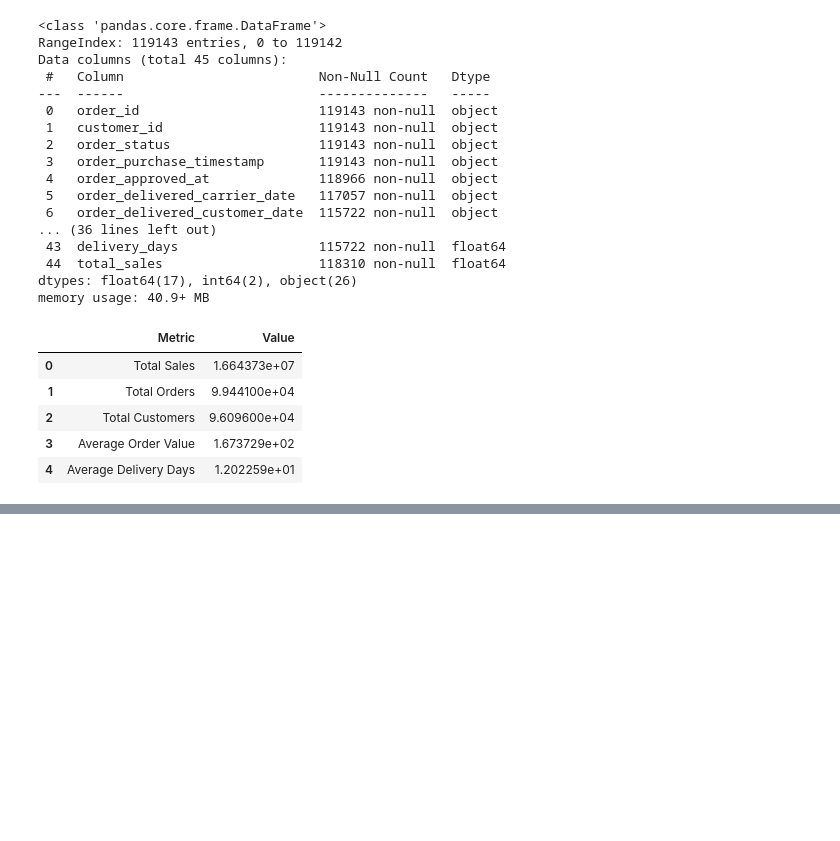
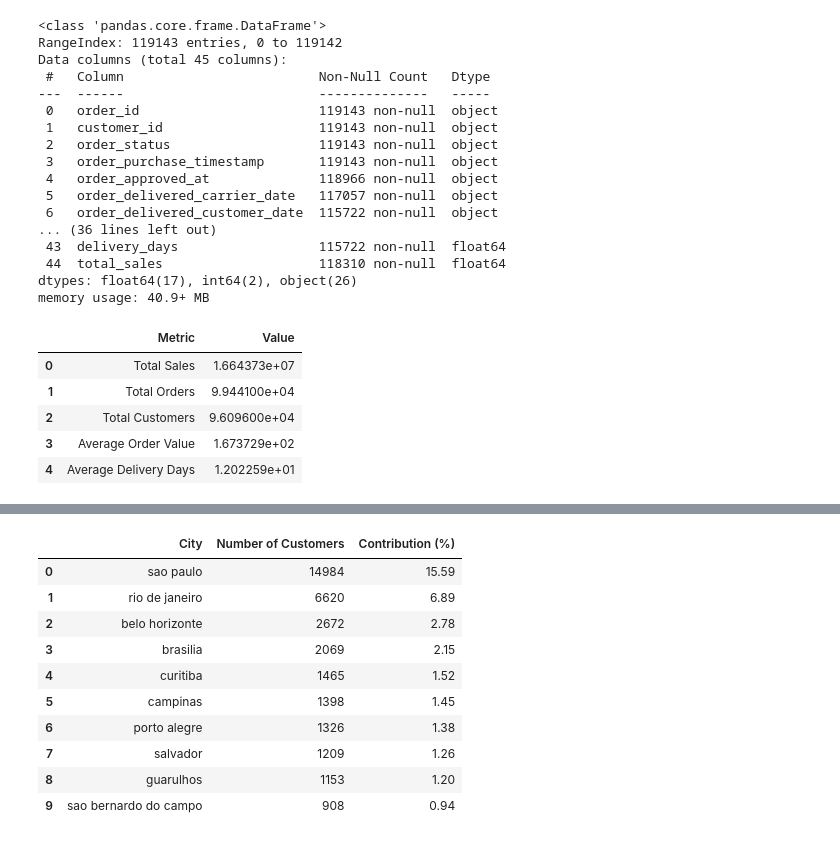
Before and after one commit to Nicolauzzz/olist-ecommerce-sales-analysis, a Jupyter notebook: notebooks/03_eda.ipynb, the cells around one changed output, grey strips where cells are left out. Saved outputs shown, nothing was run; the diff lists cells and outputs as text; code cells hidden in the pictures; blank space fills up the shorter version.

```diff
--- a/notebooks/03_eda.ipynb
+++ b/notebooks/03_eda.ipynb
@@ -111,0 +217,7 @@ summary
+# %%
+city_customers = (
+    sales.groupby("customer_city")["customer_unique_id"]
+    .nunique()
+    .sort_values(ascending=False)
+    .head(10)
+)
@@ -111,0 +245,22 @@ summary
+# %%
+total_customer = sales["customer_unique_id"].nunique()
+
+city_summary["Contribution (%)"] = (
+    city_summary["Number of Customers"]
+    / total_customer
+    *100
+).round(2)
+
+city_summary
+# %% [output]
+|  | City | Number of Customers | Contribution (%) |
+| 0 | sao paulo | 14984 | 15.59 |
+| 1 | rio de janeiro | 6620 | 6.89 |
+| 2 | belo horizonte | 2672 | 2.78 |
+| 3 | brasilia | 2069 | 2.15 |
+| 4 | curitiba | 1465 | 1.52 |
+| 5 | campinas | 1398 | 1.45 |
+| 6 | porto alegre | 1326 | 1.38 |
+| 7 | salvador | 1209 | 1.26 |
+| 8 | guarulhos | 1153 | 1.20 |
+| 9 | sao bernardo do campo | 908 | 0.94 |
```
Also changed, not shown: parts of 14 cells of this notebook.
